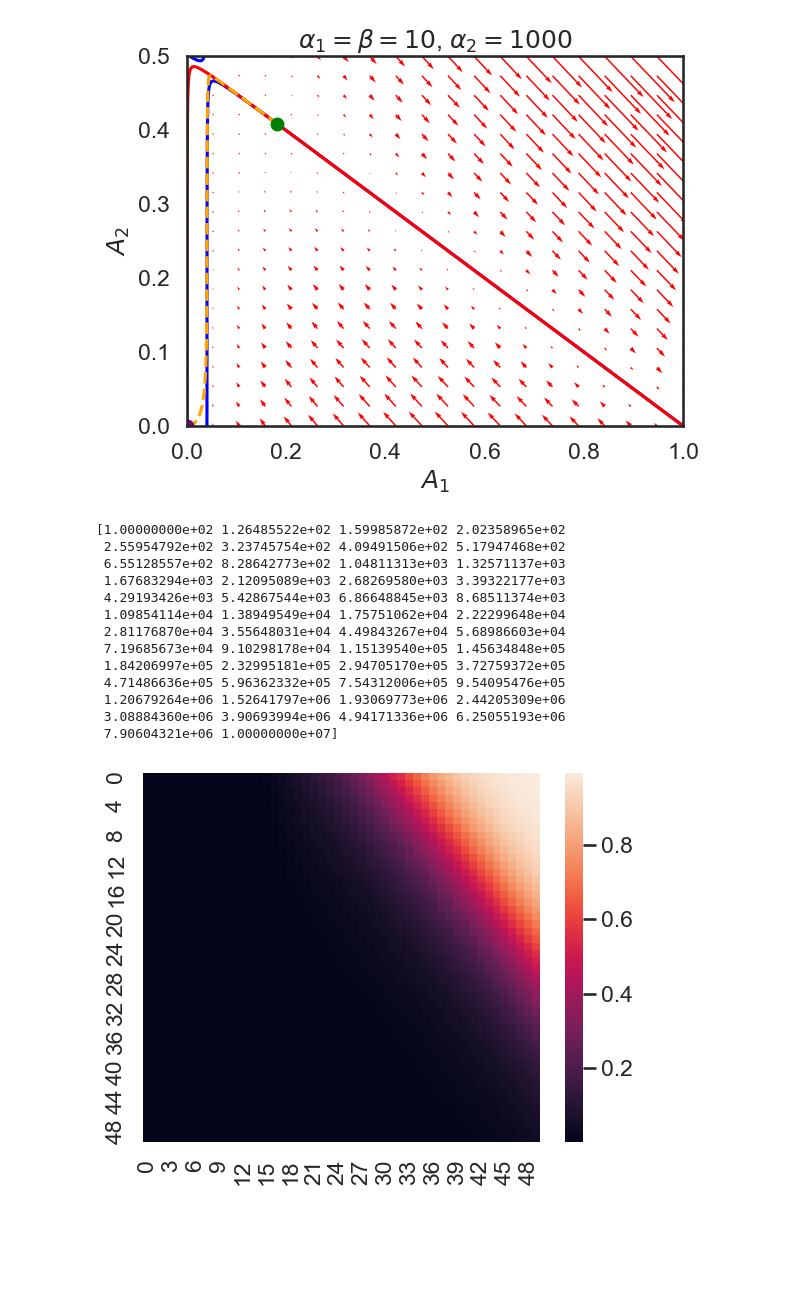
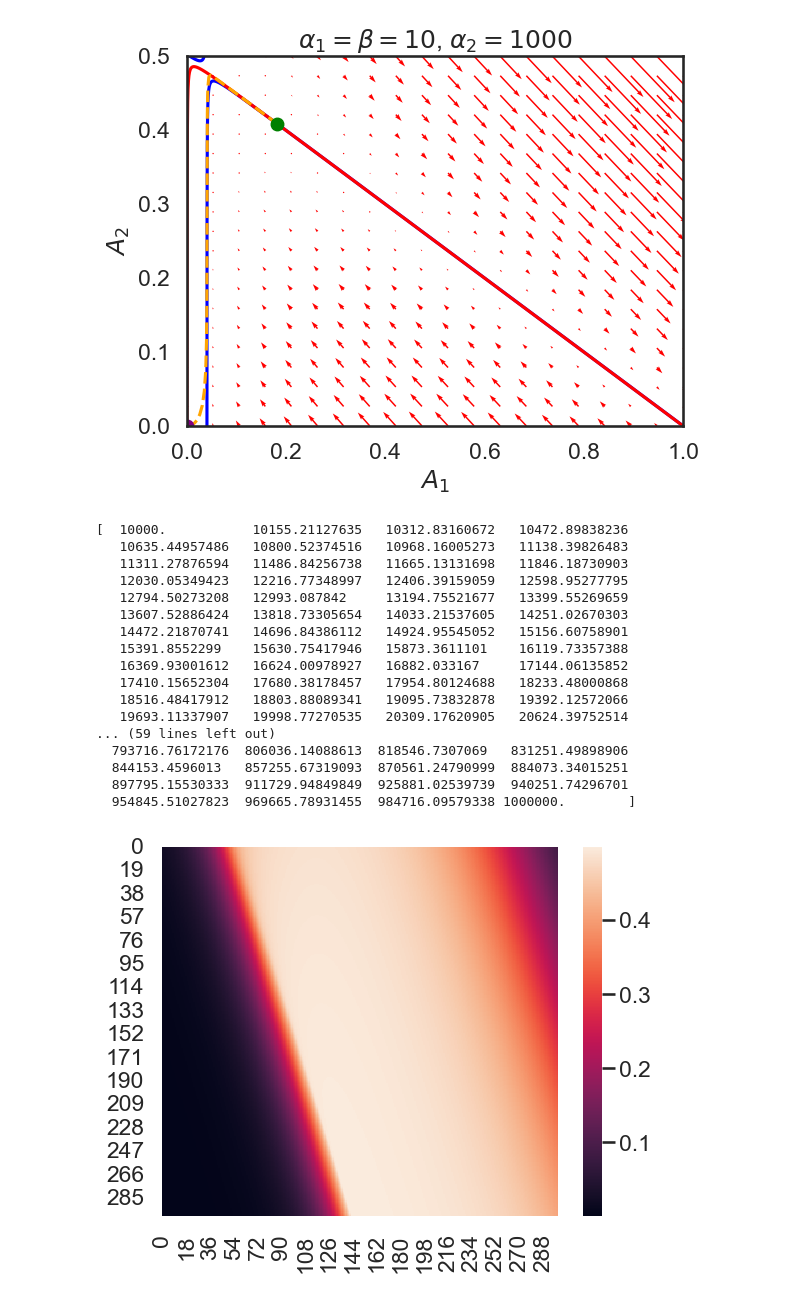
Before and after one commit to lukedtc/ADCC-Project, a Jupyter notebook: Corrected_model/steady_state_workings.ipynb, the cells around one changed output. Saved outputs shown, nothing was run; the diff lists cells and outputs as text; code cells hidden in the pictures; blank space fills up the shorter version.

Commit message:
tidy up figures

```diff
--- a/Corrected_model/steady_state_workings.ipynb
+++ b/Corrected_model/steady_state_workings.ipynb
@@ -306,12 +307,12 @@ plt.show()
 451.66055700000004
 [figure]
 # %%
-A0s = np.geomspace(1e-12, 1e-5, 50)
-alpha1s = np.geomspace(1e-3, 1e2, 50)
-alpha2s = np.geomspace(1e2, 1e7, 50)
+A0s = np.geomspace(1e-12, 1e-5, 300)
+alpha1s = np.geomspace(1e-3, 1e2, 300)
+alpha2s = np.geomspace(1e2, 1e7, 300)
 k1s = np.geomspace(1e4, 1e6, 50)
 r_abs = np.linspace(1e-8, 5e-8, 50)
-rtots = np.geomspace(1e4, 1e6, 50)
+rtots = np.geomspace(1e4, 1e6, 300)
 rtot = 1e5
 kon = 1e5
 koff = 1e-4
@@ -324,16 +325,18 @@ reaction_volume = (2*math.pi/3)*(r_ab**3)
 Ageff = (1/reaction_volume)*(rtot/N_A)*((4*math.pi*r_ab)**2)
 assay_volume = 150e-6
 D = 1e-14
-#k2 = 4*D/tumour_cell_surface_area
+k2 = 4*D/tumour_cell_surface_area
 alpha1 = kon*rtot/(sigma*koff)
 #k2 = kon*Ageff
-#alpha2 = k2/koff
+
 k1 = 1e5
 
 Y = np.zeros((len(alpha1s), len(alpha2s)))
 Y1 = np.zeros((len(alpha1s), len(alpha2s)))
 
-for i, alpha2 in enumerate(alpha2s):
+for i, rtot in enumerate(rtots):
+    alpha2 = k2*rtot/koff
+    alpha1 = kon*rtot/(sigma*koff)
     for j, Ainit in enumerate(A0s):
 
 
@@ -341,21 +344,25 @@ for i, alpha2 in enumerate(alpha2s):
         Y[i, j] = A1
         Y1[i, j] = A2_st_root[i] = A2_steady_state_dimensionless(A1, alpha2)
 # %%
-sns.heatmap(Y)
-print(alpha2s)
+sns.heatmap(Y1)
+print(rtots)
 # %% [output]
-[1.00000000e+02 1.26485522e+02 1.59985872e+02 2.02358965e+02
- 2.55954792e+02 3.23745754e+02 4.09491506e+02 5.17947468e+02
- 6.55128557e+02 8.28642773e+02 1.04811313e+03 1.32571137e+03
- 1.67683294e+03 2.12095089e+03 2.68269580e+03 3.39322177e+03
- 4.29193426e+03 5.42867544e+03 6.86648845e+03 8.68511374e+03
- 1.09854114e+04 1.38949549e+04 1.75751062e+04 2.22299648e+04
- 2.81176870e+04 3.55648031e+04 4.49843267e+04 5.68986603e+04
- 7.19685673e+04 9.10298178e+04 1.15139540e+05 1.45634848e+05
- 1.84206997e+05 2.32995181e+05 2.94705170e+05 3.72759372e+05
- 4.71486636e+05 5.96362332e+05 7.54312006e+05 9.54095476e+05
- 1.20679264e+06 1.52641797e+06 1.93069773e+06 2.44205309e+06
- 3.08884360e+06 3.90693994e+06 4.94171336e+06 6.25055193e+06
- 7.90604321e+06 1.00000000e+07]
+[  10000.           10155.21127635   10312.83160672   10472.89838236
+   10635.44957486   10800.52374516   10968.16005273   11138.39826483
+   11311.27876594   11486.84256738   11665.13131698   11846.18730903
+   12030.05349423   12216.77348997   12406.39159059   12598.95277795
+   12794.50273208   12993.087842     13194.75521677   13399.55269659
+   13607.52886424   13818.73305654   14033.21537605   14251.02670303
+   14472.21870741   14696.84386112   14924.95545052   15156.60758901
+   15391.8552299    15630.75417946   15873.3611101    16119.73357388
+   16369.93001612   16624.00978927   16882.033167     17144.06135852
+   17410.15652304   17680.38178457   17954.80124688   18233.48000868
+   18516.48417912   18803.88089341   19095.73832878   19392.12572066
+   19693.11337907   19998.77270535   20309.17620905   20624.39752514
+... (59 lines left out)
+  793716.76172176  806036.14088613  818546.7307069   831251.49898906
+  844153.4596013   857255.67319093  870561.24790999  884073.34015251
+  897795.15530333  911729.94849849  925881.02539739  940251.74296701
+  954845.51027823  969665.78931455  984716.09579338 1000000.        ]
-[figure, old version]
+[figure, new version]
 # %%
```
Also changed, not shown: parts of 3 cells of this notebook, 6 other files.
